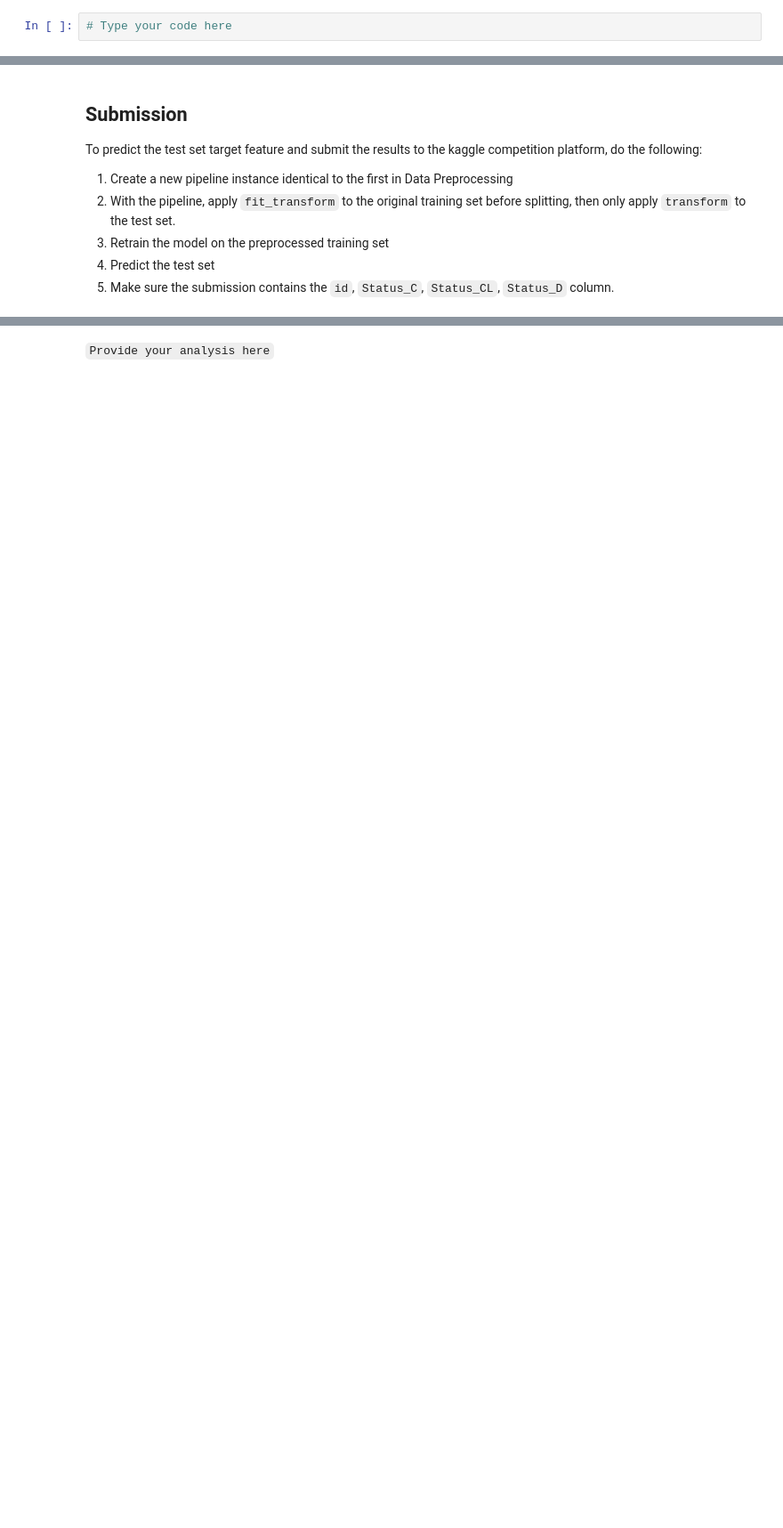
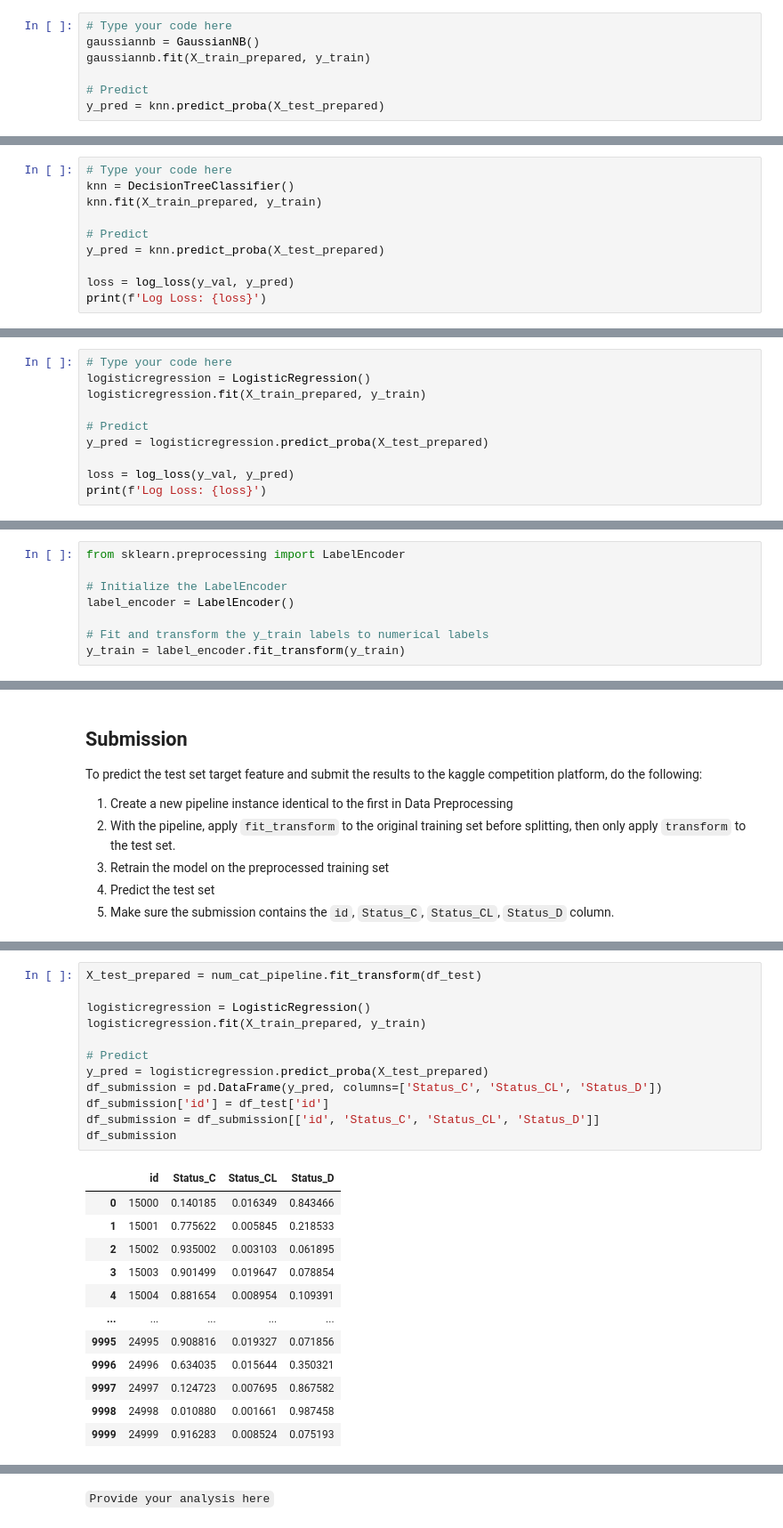
Before and after one commit to b33rk/Tubes2-AI, a Jupyter notebook: IF3170_Artificial_Intelligence___Praktikum_Notebook_Template.ipynb, the cells around one changed output, grey strips where cells are left out. Shown at 89% size. Drawn from its saved outputs; the diff is of its cells as text; blank space fills up the shorter version.

```diff
--- a/IF3170_Artificial_Intelligence___Praktikum_Notebook_Template.ipynb
+++ b/IF3170_Artificial_Intelligence___Praktikum_Notebook_Template.ipynb
@@ -186,3 +334,8 @@ Modelling is the process of building your own machine learning models to solve s
 ## Naive Bayes
 # %%
 # Type your code here
+gaussiannb = GaussianNB()
+gaussiannb.fit(X_train_prepared, y_train)
+
+# Predict
+y_pred = knn.predict_proba(X_test_prepared)
@@ -192,0 +369,10 @@ Modelling is the process of building your own machine learning models to solve s
+# %%
+# Type your code here
+knn = DecisionTreeClassifier()
+knn.fit(X_train_prepared, y_train)
+
+# Predict
+y_pred = knn.predict_proba(X_test_prepared)
+
+loss = log_loss(y_val, y_pred)
+print(f'Log Loss: {loss}')
@@ -200,0 +385,10 @@ Modelling is the process of building your own machine learning models to solve s
+# %%
+# Type your code here
+logisticregression = LogisticRegression()
+logisticregression.fit(X_train_prepared, y_train)
+
+# Predict
+y_pred = logisticregression.predict_proba(X_test_prepared)
+
+loss = log_loss(y_val, y_pred)
+print(f'Log Loss: {loss}')
@@ -201,3 +397,11 @@ Modelling is the process of building your own machine learning models to solve s
+# %%
+from sklearn.preprocessing import LabelEncoder
+
+# Initialize the LabelEncoder
+label_encoder = LabelEncoder()
+
+# Fit and transform the y_train labels to numerical labels
+y_train = label_encoder.fit_transform(y_train)
 # %% [markdown]
 ## Notes for improvements
 
@@ -236,0 +439,25 @@ To predict the test set target feature and submit the results to the kaggle comp
+# %%
+X_test_prepared = num_cat_pipeline.fit_transform(df_test)
+
+logisticregression = LogisticRegression()
+logisticregression.fit(X_train_prepared, y_train)
+
+# Predict
+y_pred = logisticregression.predict_proba(X_test_prepared)
+df_submission = pd.DataFrame(y_pred, columns=['Status_C', 'Status_CL', 'Status_D'])
+df_submission['id'] = df_test['id']
+df_submission = df_submission[['id', 'Status_C', 'Status_CL', 'Status_D']]
+df_submission
+# %% [output]
+|  | id | Status_C | Status_CL | Status_D |
+| 0 | 15000 | 0.140185 | 0.016349 | 0.843466 |
+| 1 | 15001 | 0.775622 | 0.005845 | 0.218533 |
+| 2 | 15002 | 0.935002 | 0.003103 | 0.061895 |
+| 3 | 15003 | 0.901499 | 0.019647 | 0.078854 |
+| 4 | 15004 | 0.881654 | 0.008954 | 0.109391 |
+| ... | ... | ... | ... | ... |
+| 9995 | 24995 | 0.908816 | 0.019327 | 0.071856 |
+| 9996 | 24996 | 0.634035 | 0.015644 | 0.350321 |
+| 9997 | 24997 | 0.124723 | 0.007695 | 0.867582 |
+| 9998 | 24998 | 0.010880 | 0.001661 | 0.987458 |
+| 9999 | 24999 | 0.916283 | 0.008524 | 0.075193 |
```
Also changed, not shown: parts of 35 cells of this notebook.
